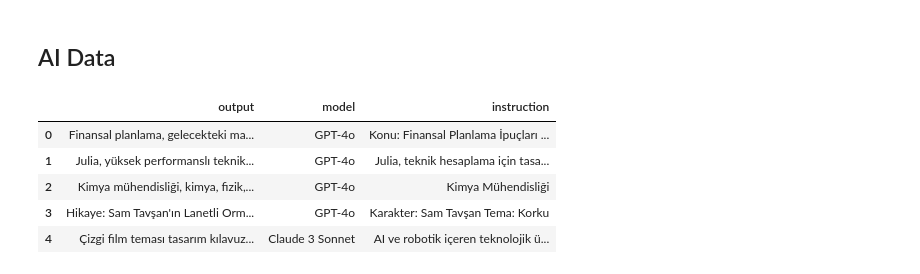
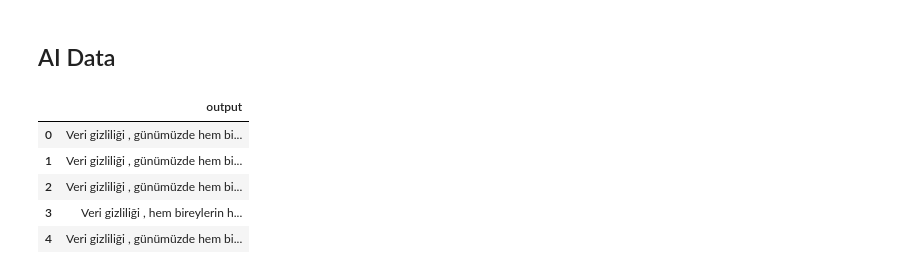
Before and after one commit to meric2/Turkish-AI-Generated-Content-Detection, a Jupyter notebook: data_preprocess.ipynb, the cells around one changed output. Drawn from its saved outputs; the diff is of its cells as text; code cells hidden in the pictures.

```diff
--- a/data_preprocess.ipynb
+++ b/data_preprocess.ipynb
@@ -149,15 +162,15 @@ plt.show()
 # %% [markdown]
 ## AI Data
 # %%
-ai_data = pd.read_excel('aidataset.xlsx')
+ai_data = pd.read_csv('augmented_data.csv')
 ai_data.head()
 # %% [output]
-|  | output | model | instruction |
-| 0 | Finansal planlama, gelecekteki ma... | GPT-4o | Konu: Finansal Planlama İpuçları ... |
-| 1 | Julia, yüksek performanslı teknik... | GPT-4o | Julia, teknik hesaplama için tasa... |
-| 2 | Kimya mühendisliği, kimya, fizik,... | GPT-4o | Kimya Mühendisliği |
-| 3 | Hikaye: Sam Tavşan'ın Lanetli Orm... | GPT-4o | Karakter: Sam Tavşan Tema: Korku |
-| 4 | Çizgi film teması tasarım kılavuz... | Claude 3 Sonnet | AI ve robotik içeren teknolojik ü... |
+|  | output |
+| 0 | Veri gizliliği , günümüzde hem bi... |
+| 1 | Veri gizliliği , günümüzde hem bi... |
+| 2 | Veri gizliliği , günümüzde hem bi... |
+| 3 | Veri gizliliği , hem bireylerin h... |
+| 4 | Veri gizliliği , günümüzde hem bi... |
 # %%
 # Function to remove specific characters that LLM produces when copied
 def remove_characters(text):
```
Also changed, not shown: parts of 20 cells of this notebook, 5 other files.
